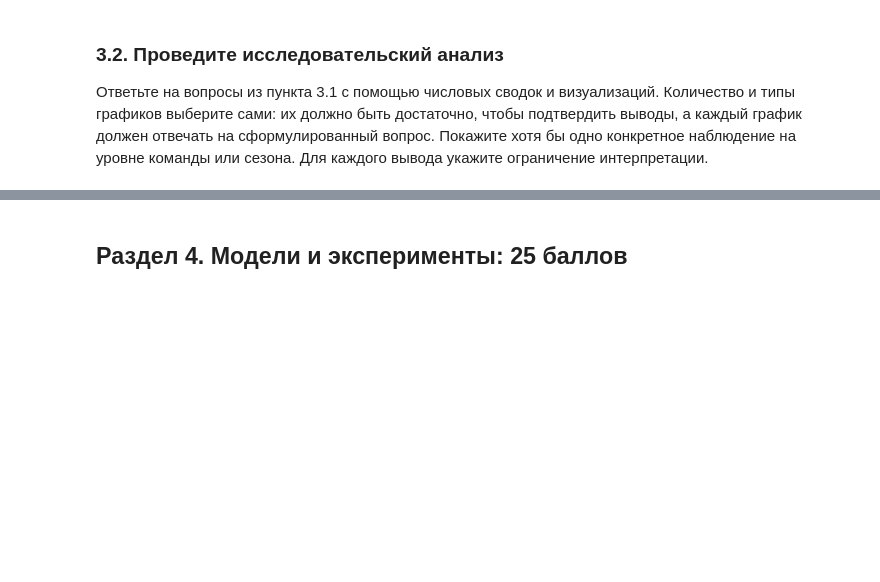
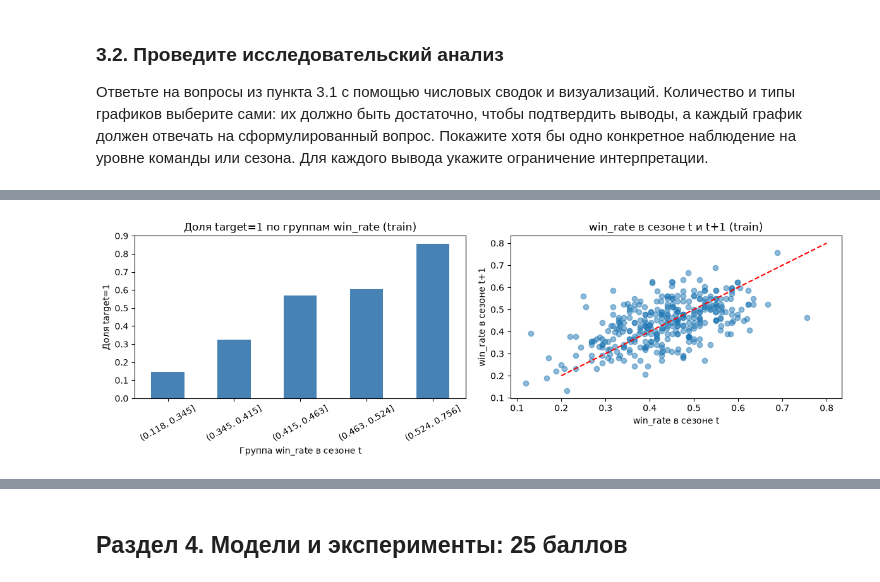
Before and after one commit to mustafayevbst/nhl-team-success-prediction, a Jupyter notebook: nhl_team_success.ipynb, the cells around one changed output, grey strips where cells are left out. Cells and saved outputs as stored; diff of their text form; code cells hidden in the pictures; blank space fills up the shorter version.

```diff
--- a/nhl_team_success.ipynb
+++ b/nhl_team_success.ipynb
@@ -422,4 +426,16 @@ _Ваш ответ со ссылками на результаты собств
 Для каждого вывода укажите ограничение интерпретации.
 # %%
 # 3.2. Ваш код
-# Добавьте ячейки при необходимости.
+eda = train.copy()
+
+eda["wr_group"] = pd.qcut(eda["win_rate"], 5)
+
+summary = eda.groupby("wr_group", observed=True).agg(
+    пар=("target", "size"),
+    средний_win_rate=("win_rate", "mean"),
+    доля_target1=("target", "mean"),
+)
+print(summary.round(3))
+
+print("\nКорреляция win_rate (t) и win_rate (t+1):", round(eda["win_rate"].corr(eda["next_win_rate"]), 3))
+print("Корреляция win_rate (t) и target:", round(eda["win_rate"].corr(eda["target"]), 3))
@@ -425,0 +453,20 @@ _Ваш ответ со ссылками на результаты собств
+# %%
+#график к вп1
+fig, axes = plt.subplots(1, 2, figsize=(12, 4))
+
+summary["доля_target1"].plot(kind="bar", ax=axes[0], color="steelblue")
+axes[0].set_title("Доля target=1 по группам win_rate (train)")
+axes[0].set_xlabel("Группа win_rate в сезоне t")
+axes[0].set_ylabel("Доля target=1")
+axes[0].tick_params(axis="x", rotation=30)
+
+axes[1].scatter(eda["win_rate"], eda["next_win_rate"], alpha=0.5)
+axes[1].plot([0.2,0.8], [0.2, 0.8], color="red", linestyle="--")
+axes[1].set_title("win_rate в сезоне t и t+1 (train)")
+axes[1].set_xlabel("win_rate в сезоне t")
+axes[1].set_ylabel("win_rate в сезоне t+1")
+
+plt.tight_layout()
+plt.show()
+# %% [output]
+[figure, added]
```
Also changed, not shown: parts of 10 cells of this notebook.
